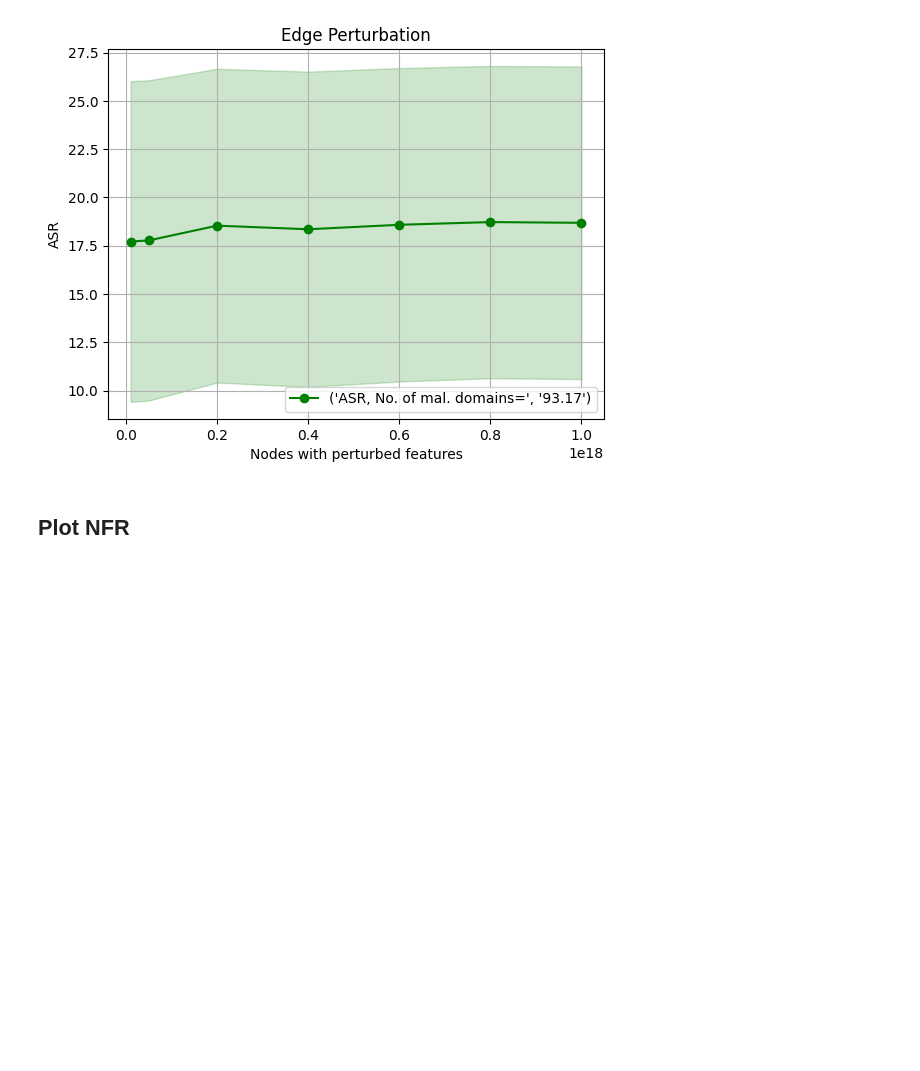
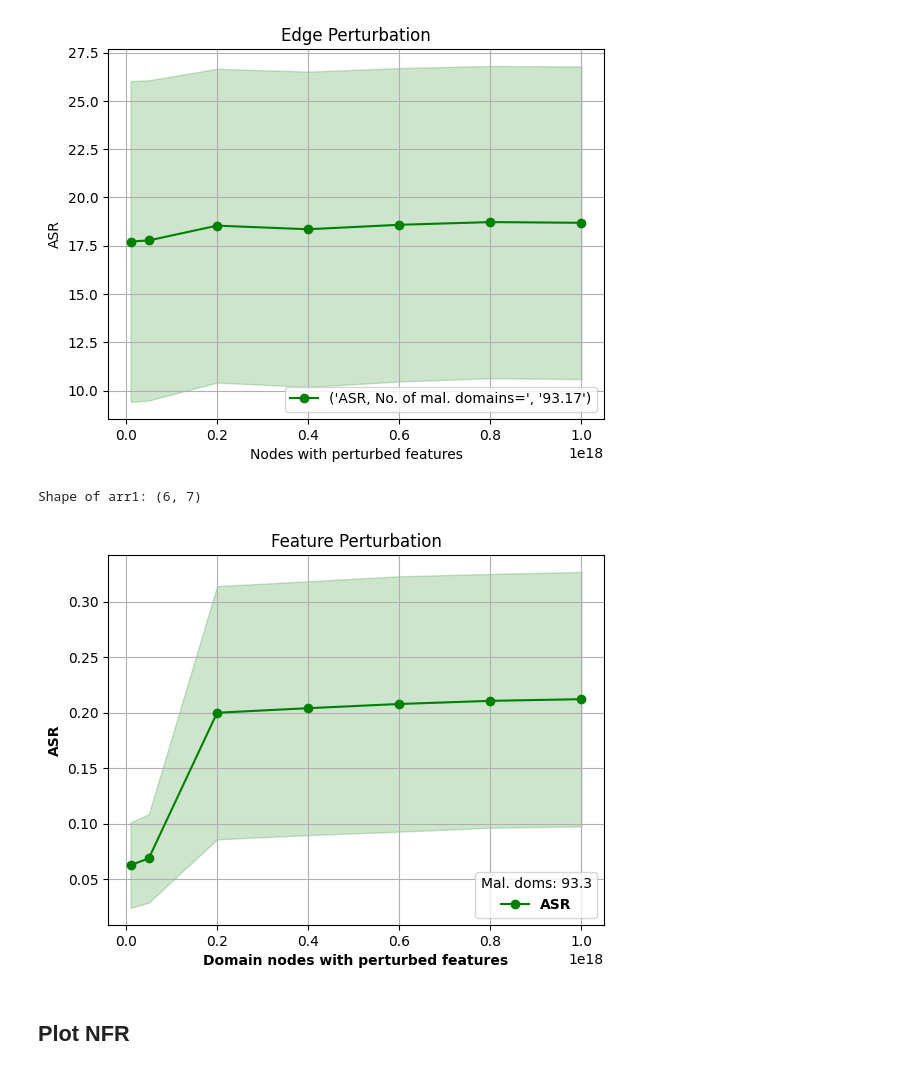
Before and after one commit to SucharithaPulamolu/mintA, a Jupyter notebook: DEMO_adj_2_sampled_DOMs.ipynb, the cells around one changed output. Saved outputs shown, nothing was run; the diff lists cells and outputs as text; code cells hidden in the pictures; blank space fills up the shorter version.

```diff
--- a/DEMO_adj_2_sampled_DOMs.ipynb
+++ b/DEMO_adj_2_sampled_DOMs.ipynb
@@ -612,6 +612,29 @@ plt.show()
 # %% [output]
 Shape of arr1: (6, 7)
 [figure]
+# %%
+num_change_arr=val_nodes
+if not os.path.exists('RESULTS_feat_Sampled_doms'):
+    os.makedirs('RESULTS_feat_Sampled_doms')
+plt.figure(facecolor='white')
+plt.title("Feature Perturbation")
+plt.xlabel("Domain nodes with perturbed features", weight='bold')
+plt.ylabel("ASR", weight='bold')
+# plot the ASR:
+m0, l0, u0=confid_measures(res_arr[:,0,:], Num)
+plt.plot(val_nodes, m0,'-og', label=('ASR'))
+plt.fill_between(num_change_arr, l0, u0, color='green', alpha=0.2)
+legend_text = 'Mal. doms: %.1f' % (93.29)
+plt.legend(loc='lower right', fontsize="11",prop=dict(weight='bold'),title=legend_text)
+plt.grid()
+name='RESULTS_feat_Sampled_doms/asr_plot1_'+ str(Num)+'_trials_ras.png'
+plt.savefig(name, dpi=150, bbox_inches = 'tight')
+name='RESULTS_feat_Sampled_doms/asr_plot1_'+ str(Num)+'_trials_ras.pdf'
+plt.savefig(name, dpi=150, bbox_inches = 'tight')
+plt.show()
+# %% [output]
+Shape of arr1: (6, 7)
+[figure, added]
 # %% [markdown]
 ## Plot NFR
 # %%
```
Also changed, not shown: parts of 2 cells of this notebook, 3 other files.
